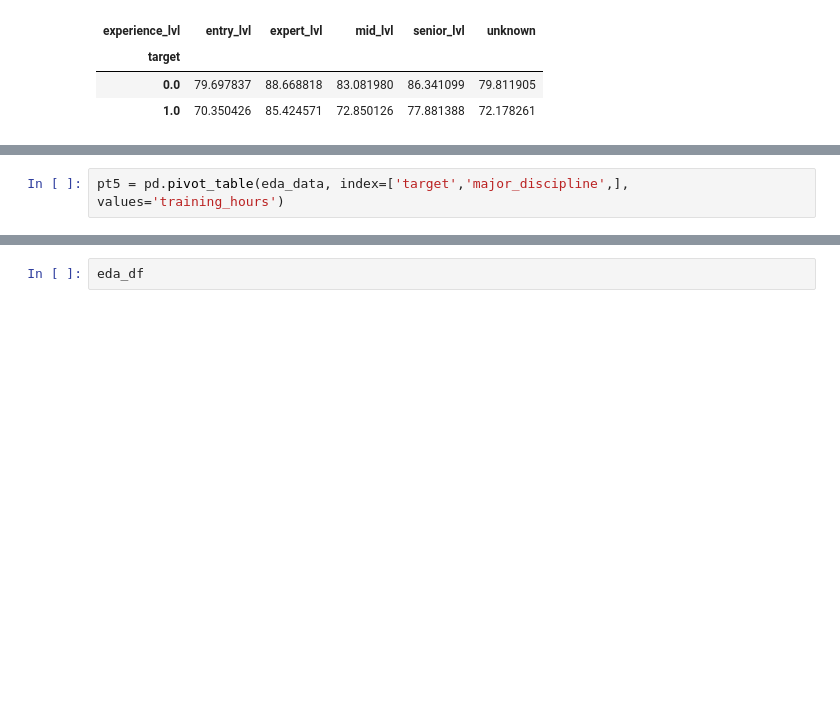
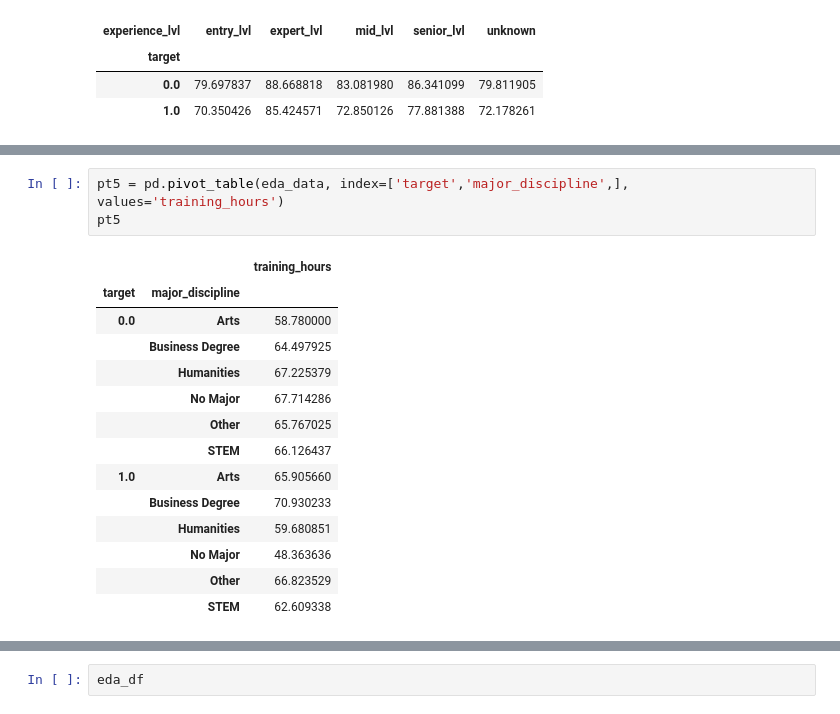
Before and after one commit to Ne04ever/Intern_classification, a Jupyter notebook: eda.ipynb, the cells around one changed output, grey strips where cells are left out. Drawn from its saved outputs; the diff is of its cells as text; blank space fills up the shorter version.

```diff
--- a/eda.ipynb
+++ b/eda.ipynb
@@ -129,4 +167,20 @@ pt4 = pd.pivot_table(eda_data, index=['target','company_class',], values='traini
 # %%
 pt5 = pd.pivot_table(eda_data, index=['target','major_discipline',], values='training_hours')
+pt5
+# %% [output]
+|  |  | training_hours |
+| target | major_discipline |  |
+| 0.0 | Arts | 58.780000 |
+|  | Business Degree | 64.497925 |
+|  | Humanities | 67.225379 |
+|  | No Major | 67.714286 |
+|  | Other | 65.767025 |
+|  | STEM | 66.126437 |
+| 1.0 | Arts | 65.905660 |
+|  | Business Degree | 70.930233 |
+|  | Humanities | 59.680851 |
+|  | No Major | 48.363636 |
+|  | Other | 66.823529 |
+|  | STEM | 62.609338 |
 # %%
 pt6 = pd.pivot_table(eda_data, index=['target','education_level',], values='training_hours')
```
Also changed, not shown: parts of 4 cells of this notebook.
